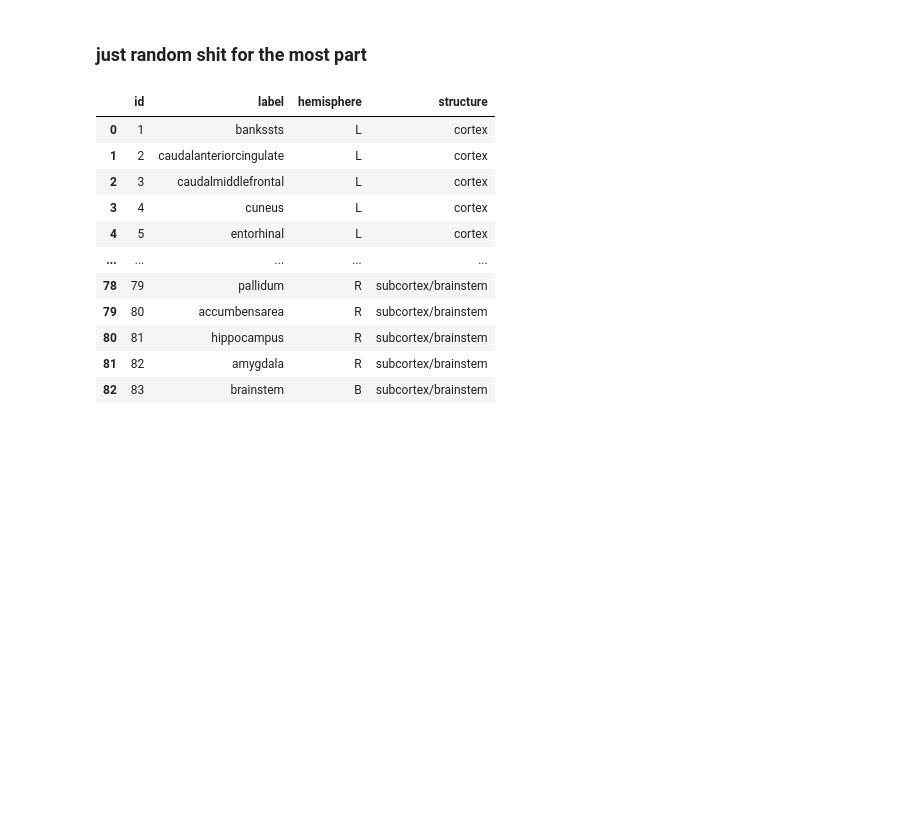
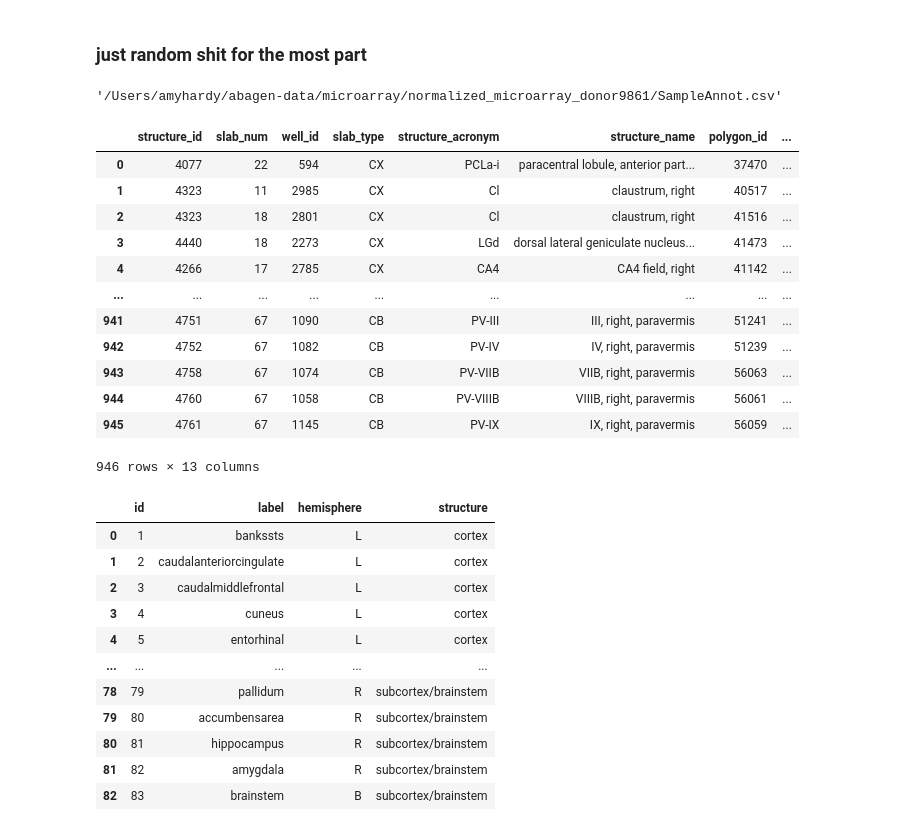
Before and after one commit to voytekresearch/BIRD, a Jupyter notebook: parcellation_ns_abha.ipynb, the cells around one changed output. Cells and saved outputs as stored; diff of their text form; code cells hidden in the pictures; blank space fills up the shorter version.

```diff
--- a/parcellation_ns_abha.ipynb
+++ b/parcellation_ns_abha.ipynb
@@ -8,6 +8,28 @@ import numpy as np
 import matplotlib.pyplot as plt
 # %%
 files = abagen.fetch_microarray(donors='all', verbose=0)
+# %%
+files['9861']['annotation']
+# %% [output]
+'/Users/amyhardy/abagen-data/microarray/normalized_microarray_donor9861/SampleAnnot.csv'
+# %%
+anno = pd.read_csv(files['9861']['annotation'])
+# %%
+anno
+# %% [output]
+|  | structure_id | slab_num | well_id | slab_type | structure_acronym | structure_name | polygon_id | ... |
+| 0 | 4077 | 22 | 594 | CX | PCLa-i | paracentral lobule, anterior part... | 37470 | ... |
+| 1 | 4323 | 11 | 2985 | CX | Cl | claustrum, right | 40517 | ... |
+| 2 | 4323 | 18 | 2801 | CX | Cl | claustrum, right | 41516 | ... |
+| 3 | 4440 | 18 | 2273 | CX | LGd | dorsal lateral geniculate nucleus... | 41473 | ... |
+| 4 | 4266 | 17 | 2785 | CX | CA4 | CA4 field, right | 41142 | ... |
+| ... | ... | ... | ... | ... | ... | ... | ... | ... |
+| 941 | 4751 | 67 | 1090 | CB | PV-III | III, right, paravermis | 51241 | ... |
+| 942 | 4752 | 67 | 1082 | CB | PV-IV | IV, right, paravermis | 51239 | ... |
+| 943 | 4758 | 67 | 1074 | CB | PV-VIIB | VIIB, right, paravermis | 56063 | ... |
+| 944 | 4760 | 67 | 1058 | CB | PV-VIIIB | VIIIB, right, paravermis | 56061 | ... |
+| 945 | 4761 | 67 | 1145 | CB | PV-IX | IX, right, paravermis | 56059 | ... |
+946 rows × 13 columns
 # %%
 atlas = abagen.fetch_desikan_killiany()
 # %%
```
Also changed, not shown: parts of 14 cells of this notebook, 8 other files.
